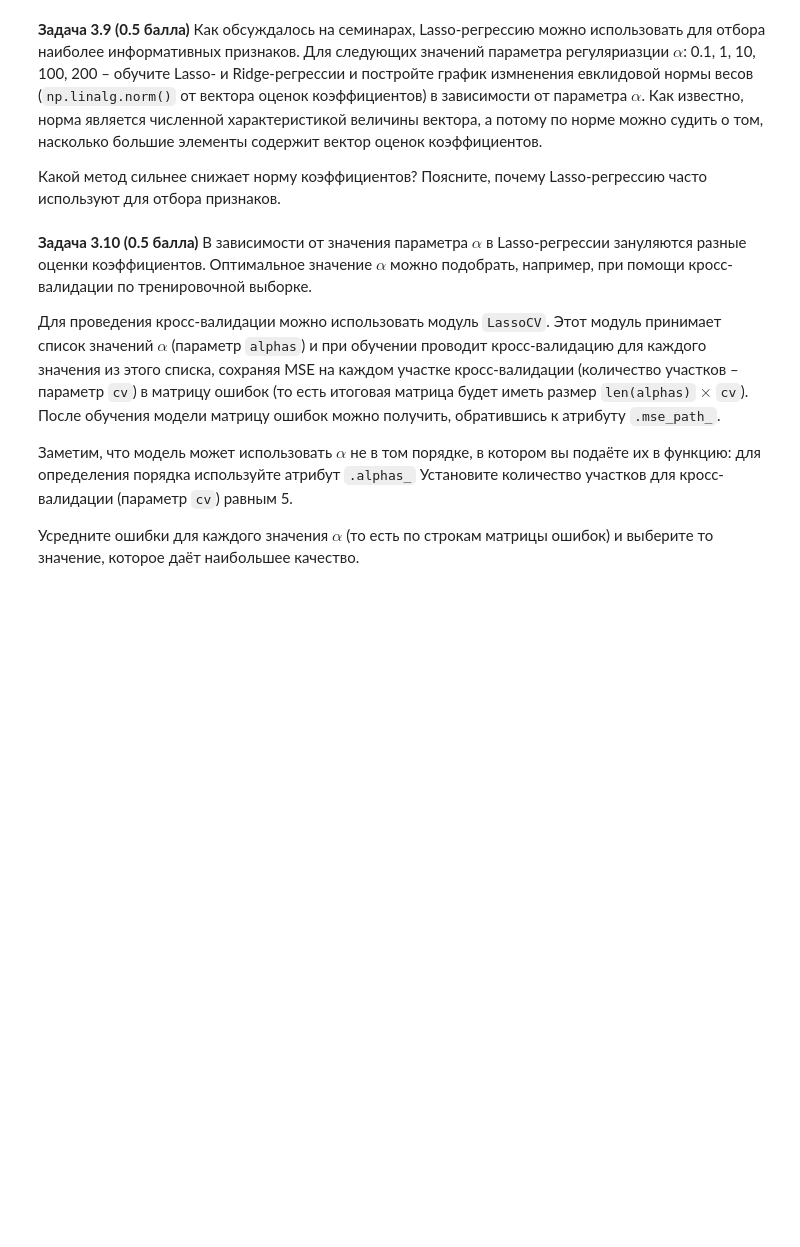
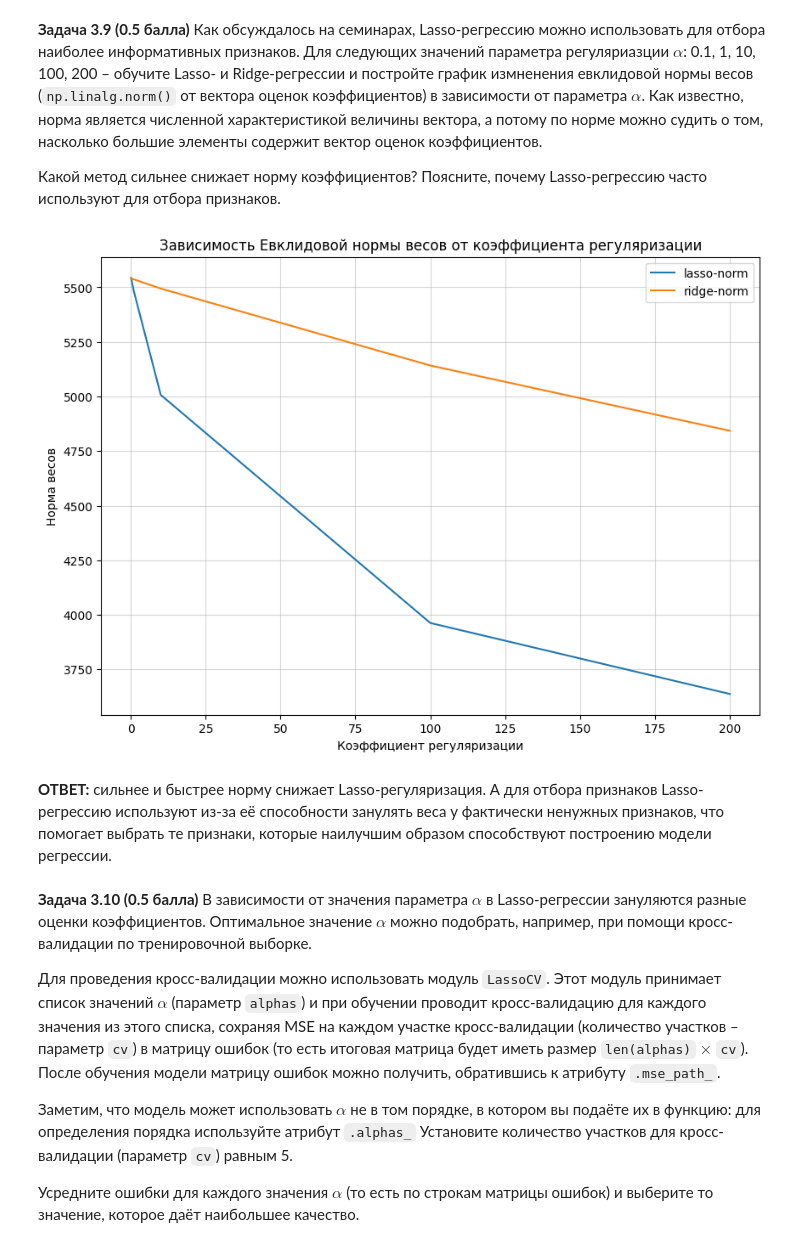
Before and after one commit to PypsenishAL/Introduction-to-Machine-learning-and-Statistics, a Jupyter notebook: DS/hw04_knn_linreg.ipynb, the cells around one changed output. Cells and saved outputs as stored; diff of their text form; code cells hidden in the pictures; blank space fills up the shorter version.

Commit message:
100% done HW4 IAD linear_regression

```diff
--- a/DS/hw04_knn_linreg.ipynb
+++ b/DS/hw04_knn_linreg.ipynb
@@ -549,3 +558,33 @@ alpha_massive = [0.1, 1, 10, 100, 200]
+# %%
+from sklearn.linear_model import Lasso, Ridge
+
+alpha_massive = [0.1, 1, 10, 100, 200]
+norm_lasso = []
+norm_ridge = []
+
+
+for alpha in alpha_massive:
+    lasso_model = Lasso(alpha=alpha).fit(X_train_scale, y_train)
+    ridge_model = Ridge(alpha=alpha).fit(X_train_scale, y_train)
+
+    norm_lasso.append(np.linalg.norm(lasso_model.coef_))
+    norm_ridge.append(np.linalg.norm(ridge_model.coef_))
+# %%
+plt.figure(figsize=(10, 7))
+
+plt.plot(alpha_massive, norm_lasso, label='lasso-norm')
+plt.plot(alpha_massive, norm_ridge, label='ridge-norm')
+
+plt.title('Зависимость Евклидовой нормы весов от коэффициента регуляризации')
+plt.xlabel('Коэффициент регуляризации')
+plt.ylabel('Норма весов')
+plt.legend()
+plt.grid(alpha=0.5)
+plt.show()
+# %% [output]
+[figure, added]
+# %% [markdown]
+__ОТВЕТ:__ сильнее и быстрее норму снижает Lasso-регуляризация. А для отбора признаков Lasso-регрессию используют из-за её способности занулять веса у фактически ненужных признаков, что помогает выбрать те признаки, которые наилучшим образом способствуют построению модели регрессии.
 # %% [markdown]
 **Задача 3.10 (0.5 балла)**
 В зависимости от значения параметра $\alpha$ в Lasso-регрессии зануляются разные оценки коэффициентов. Оптимальное значение $\alpha$ можно подобрать, например, при помощи кросс-валидации по тренировочной выборке.
```
Also changed, not shown: parts of 17 cells of this notebook.
